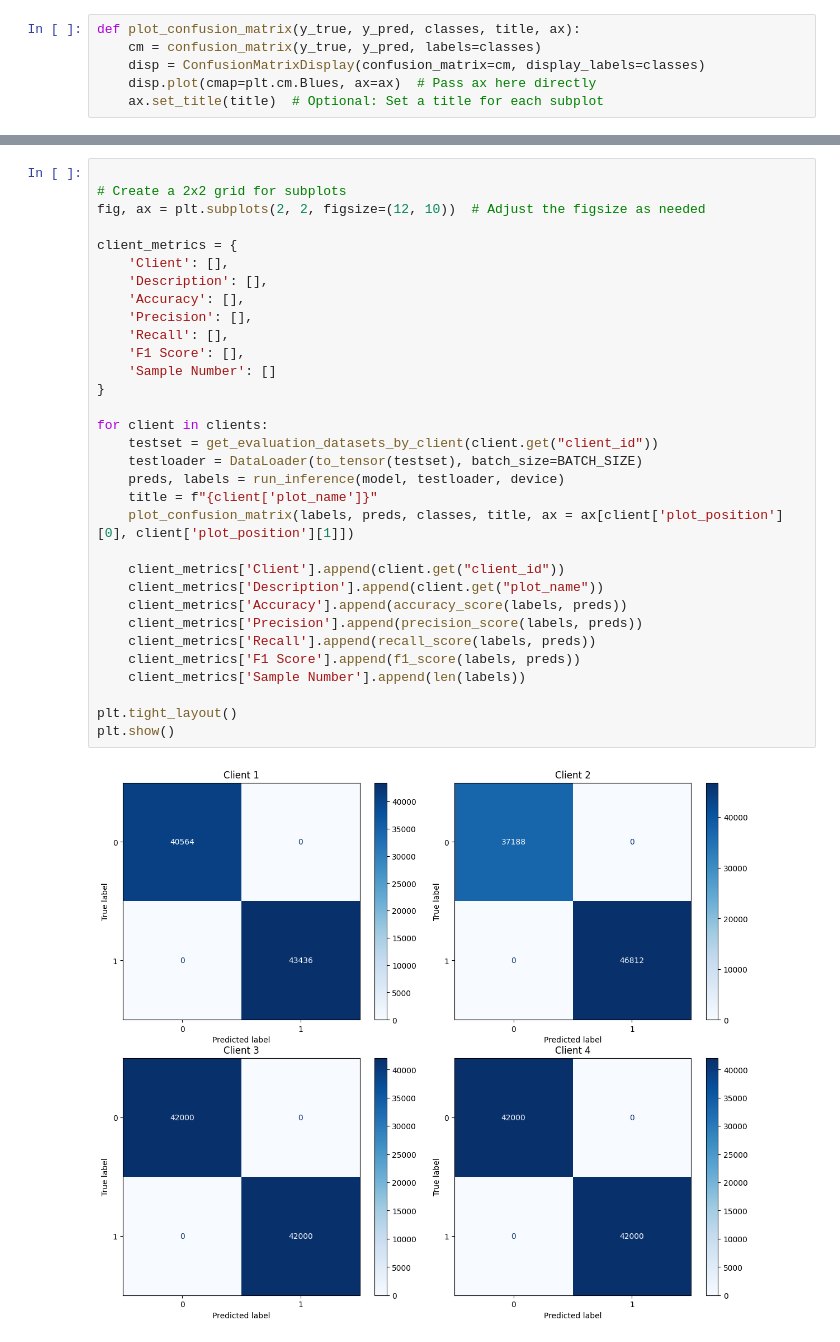
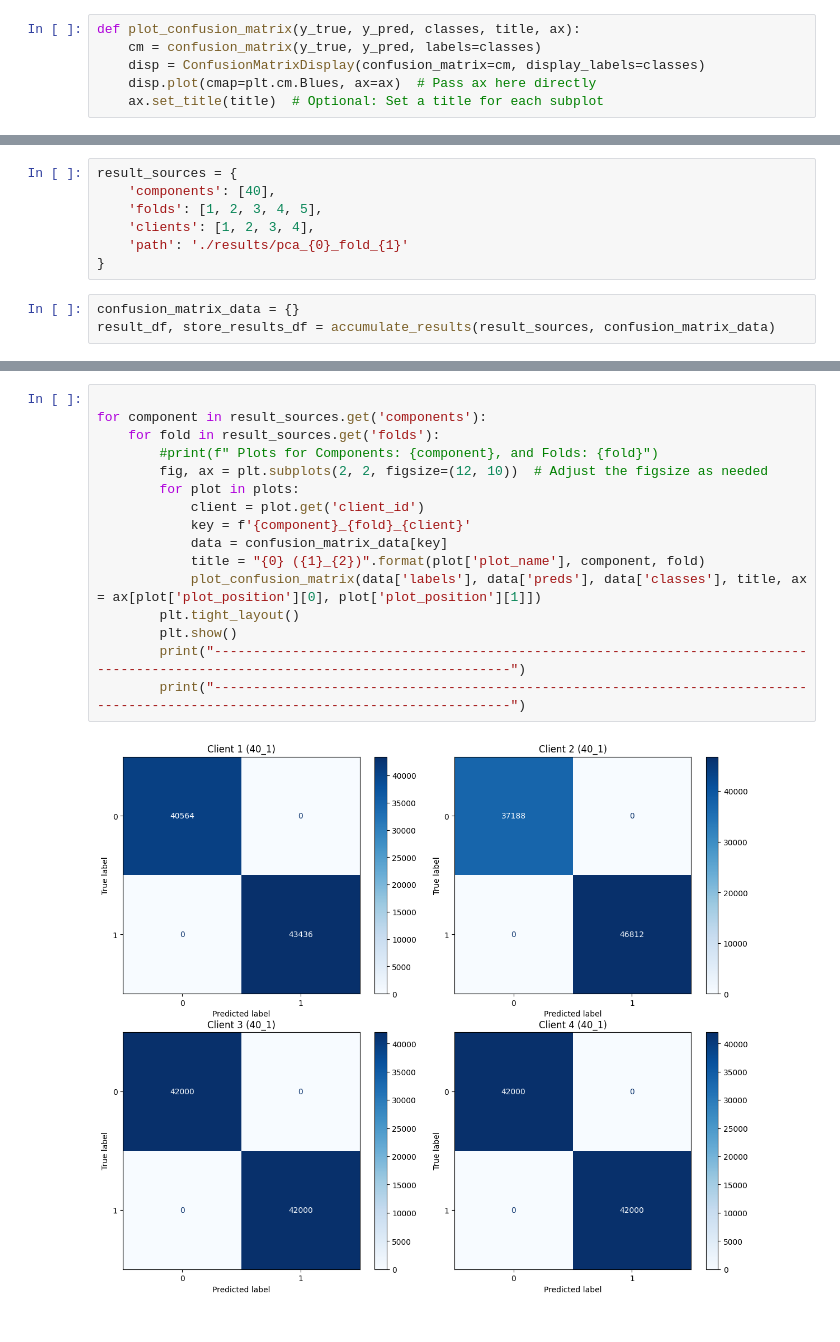
Before and after one commit to Sohag07Hasan/Collarborate-5G-NFs-with-Federated-Learning, a Jupyter notebook: inference_v1.ipynb, the cells around one changed output, grey strips where cells are left out. Saved outputs shown, nothing was run; the diff lists cells and outputs as text.

Commit message:
dynamic evaluation added

```diff
--- a/inference_v1.ipynb
+++ b/inference_v1.ipynb
@@ -71,0 +104,10 @@ clients = [
+# %%
+result_sources = {
+    'components': [40],
+    'folds': [1, 2, 3, 4, 5],
+    'clients': [1, 2, 3, 4],
+    'path': './results/pca_{0}_fold_{1}'
+}
+# %%
+confusion_matrix_data = {}
+result_df, store_results_df = accumulate_results(result_sources, confusion_matrix_data)
@@ -72,34 +157,18 @@ clients = [
 # %%
 
-# Create a 2x2 grid for subplots
-fig, ax = plt.subplots(2, 2, figsize=(12, 10))  # Adjust the figsize as needed
-
-client_metrics = {
-    'Client': [],
-    'Description': [],
-    'Accuracy': [],
-    'Precision': [],
-    'Recall': [],
-    'F1 Score': [],
-    'Sample Number': []
-}
-
-for client in clients:
-    testset = get_evaluation_datasets_by_client(client.get("client_id"))
-    testloader = DataLoader(to_tensor(testset), batch_size=BATCH_SIZE)
-    preds, labels = run_inference(model, testloader, device)
-    title = f"{client['plot_name']}"
-    plot_confusion_matrix(labels, preds, classes, title, ax = ax[client['plot_position'][0], client['plot_position'][1]])
-
-    client_metrics['Client'].append(client.get("client_id"))
-    client_metrics['Description'].append(client.get("plot_name"))
-    client_metrics['Accuracy'].append(accuracy_score(labels, preds))
-    client_metrics['Precision'].append(precision_score(labels, preds))
-    client_metrics['Recall'].append(recall_score(labels, preds))
-    client_metrics['F1 Score'].append(f1_score(labels, preds))
-    client_metrics['Sample Number'].append(len(labels))
-
-plt.tight_layout()
-plt.show()
+for component in result_sources.get('components'):
+    for fold in result_sources.get('folds'):
+        #print(f" Plots for Components: {component}, and Folds: {fold}")
+        fig, ax = plt.subplots(2, 2, figsize=(12, 10))  # Adjust the figsize as needed
+        for plot in plots:
+            client = plot.get('client_id')
+            key = f'{component}_{fold}_{client}'
+            data = confusion_matrix_data[key]
+            title = "{0} ({1}_{2})".format(plot['plot_name'], component, fold)
+            plot_confusion_matrix(data['labels'], data['preds'], data['classes'], title, ax = ax[plot['plot_position'][0], plot['plot_position'][1]])
+        plt.tight_layout()
+        plt.show()
+        print("---------------------------------------------------------------------------------------------------------------------------------")
+        print("---------------------------------------------------------------------------------------------------------------------------------")
 # %% [output]
-[figure, old version]
+[figure, new version]
```
Also changed, not shown: parts of 10 cells of this notebook, 8 other files.
